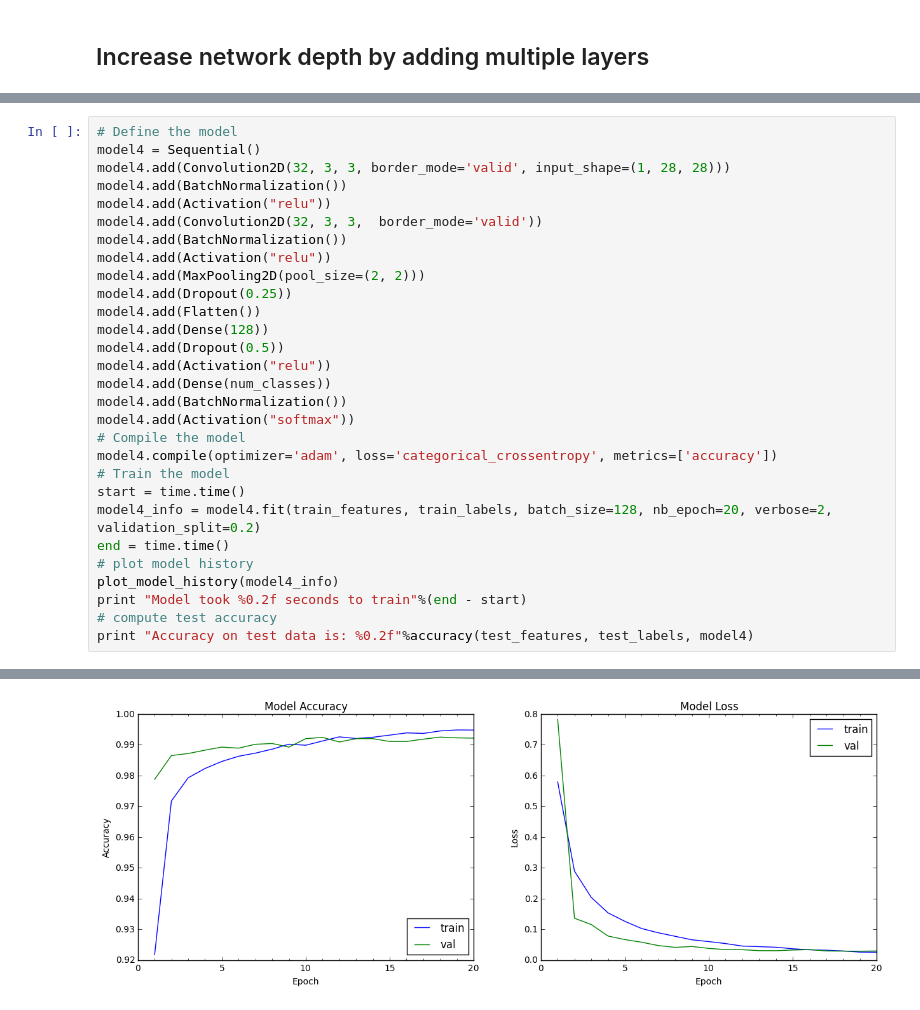
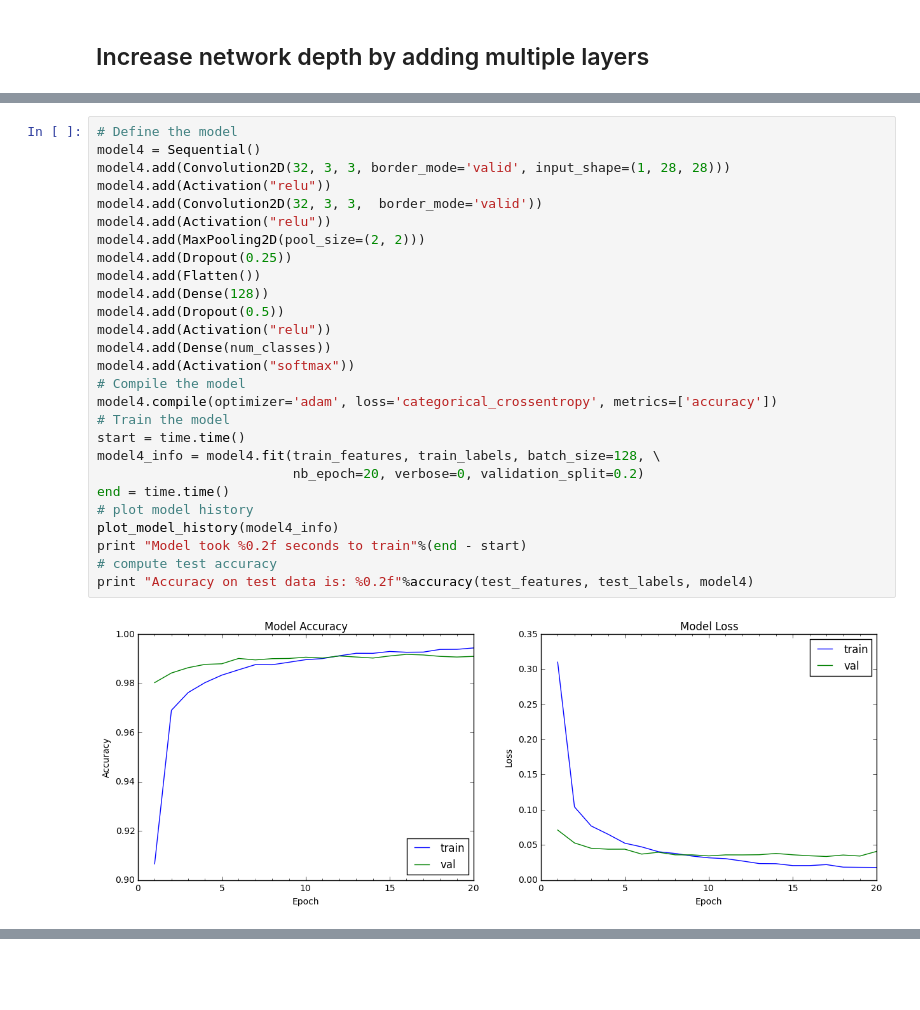
Before and after one commit to parneetk/Neural-Networks-in-Keras, a Jupyter notebook: 02_CNN_MNIST.ipynb, the cells around one changed output, grey strips where cells are left out. Saved outputs shown, nothing was run; the diff lists cells and outputs as text; blank space fills up the shorter version.

```diff
--- a/02_CNN_MNIST.ipynb
+++ b/02_CNN_MNIST.ipynb
@@ -210,30 +163,29 @@ Accuracy on test data is: 98.93
 # %%
 # Define the model
 model4 = Sequential()
 model4.add(Convolution2D(32, 3, 3, border_mode='valid', input_shape=(1, 28, 28)))
-model4.add(BatchNormalization())
 model4.add(Activation("relu"))
 model4.add(Convolution2D(32, 3, 3,  border_mode='valid'))
-model4.add(BatchNormalization())
 model4.add(Activation("relu"))
 model4.add(MaxPooling2D(pool_size=(2, 2)))
 model4.add(Dropout(0.25))
 model4.add(Flatten())
 model4.add(Dense(128))
 model4.add(Dropout(0.5))
 model4.add(Activation("relu"))
 model4.add(Dense(num_classes))
-model4.add(BatchNormalization())
 model4.add(Activation("softmax"))
 # Compile the model
 model4.compile(optimizer='adam', loss='categorical_crossentropy', metrics=['accuracy'])
 # Train the model
 start = time.time()
-model4_info = model4.fit(train_features, train_labels, batch_size=128, nb_epoch=20, verbose=2, validation_split=0.2)
+model4_info = model4.fit(train_features, train_labels, batch_size=128, \
+                         nb_epoch=20, verbose=0, validation_split=0.2)
 end = time.time()
 # plot model history
 plot_model_history(model4_info)
 print "Model took %0.2f seconds to train"%(end - start)
 # compute test accuracy
 print "Accuracy on test data is: %0.2f"%accuracy(test_features, test_labels, model4)
 # %% [output]
+[figure, new version]
@@ -257 +193,0 @@ Epoch 20/20
-[figure, old version]
```
Also changed, not shown: parts of 23 cells of this notebook.
